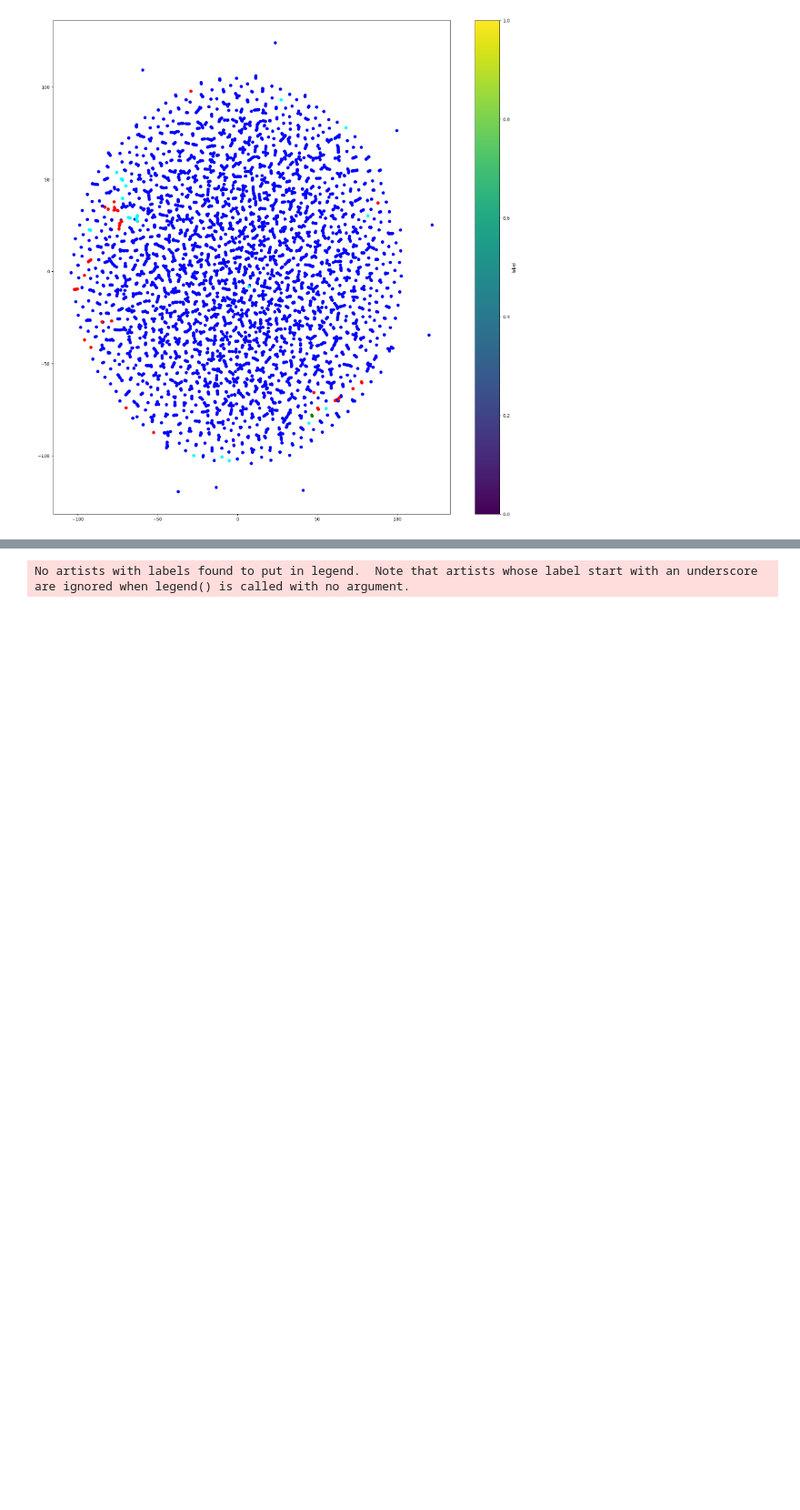
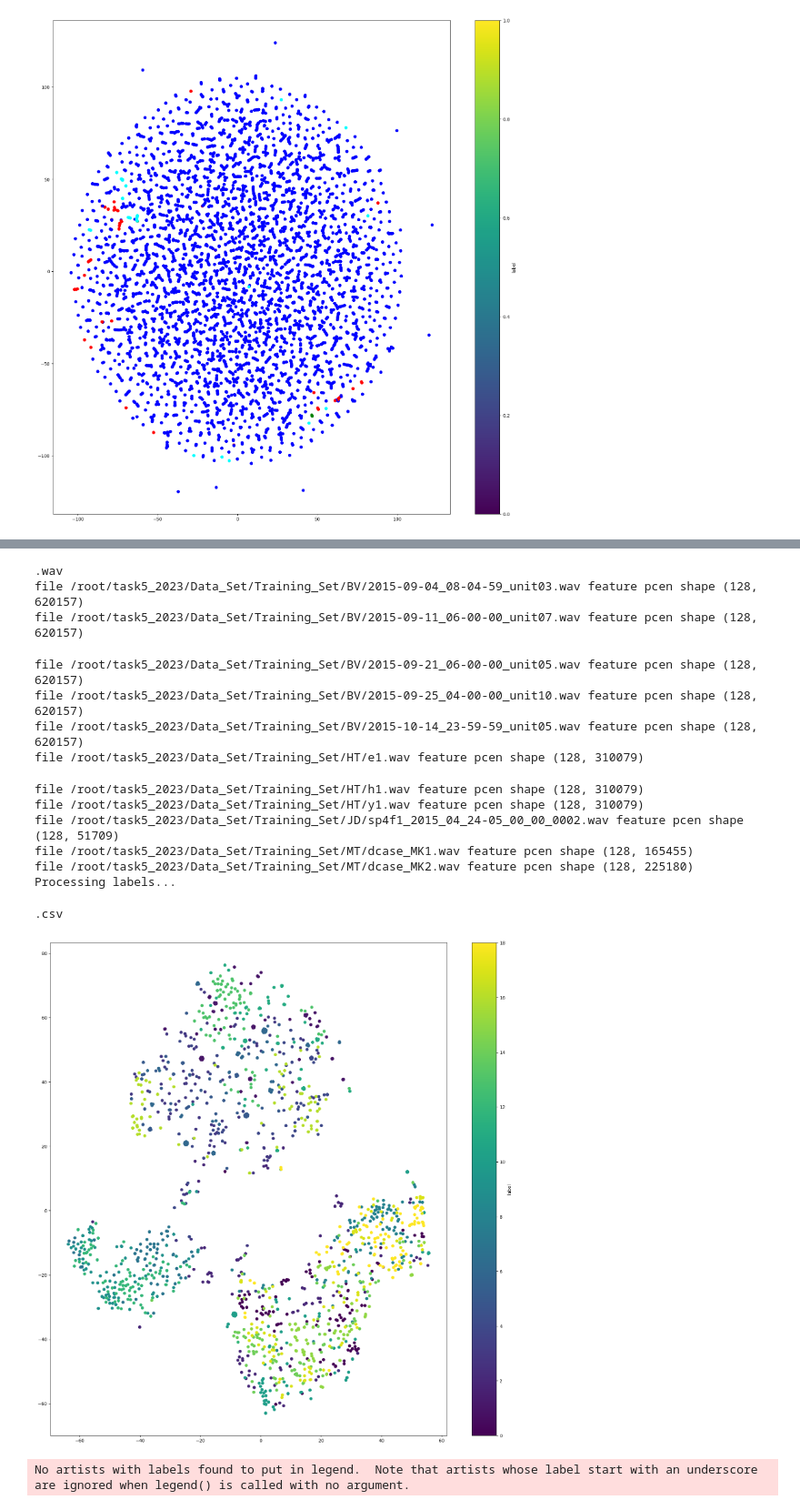
Before and after one commit to wty0511/MSc_Individual_Project, a Jupyter notebook: Untitled-1.ipynb, the cells around one changed output, grey strips where cells are left out. Shown at 91% size. Saved outputs shown, nothing was run; the diff lists cells and outputs as text; code cells hidden in the pictures; blank space fills up the shorter version.

```diff
--- a/Untitled-1.ipynb
+++ b/Untitled-1.ipynb
@@ -220,0 +262,45 @@ NameError: name 'data' is not defined
+# %%
+from src.utils.class_dataset import *
+from src.models.MAML import *
+from sklearn.manifold import TSNE
+import matplotlib.pyplot as plt
+
+
+if not GlobalHydra().is_initialized():
+    initialize(config_path="./")
+
+cfg = compose(config_name="config_maml.yaml")
+
+save_file = r"/root/task5_2023/Checkpoints/MAML_2way_5step_convclassifierfw_first_order/Model/best_model.pth"
+checkpoint = torch.load(save_file)
+model_state = checkpoint['state']
+config = checkpoint['config']
+
+train_dataset = ClassDataset(cfg, mode = 'train', same_class_in_different_file=True, debug= False)
+classes = train_dataset.classes
+classes = list(classes)
+feat = []
+labels = []
+for k, class_  in enumerate(classes):
+    for i in range(100):
+        data = train_dataset.__getitem__(class_)
+        model = MAML(cfg).to('cuda' if torch.cuda.is_available() else 'cpu')
+        model.load_state_dict(model_state)
+        model.eval()
+        embedding = model.feature_extractor.get_feature(data[0][1].unsqueeze(0).cuda()).squeeze().detach().cpu().numpy()
+        feat.append(embedding)
+
+        labels.append(k)
+
+
+tsne = TSNE(n_components=2, random_state=1)
+data_2d = tsne.fit_transform(feat)
+
+plt.figure(figsize=(20, 20))
+plt.scatter(data_2d[:, 0], data_2d[:, 1], c=labels, cmap='viridis')
+plt.colorbar(label='label')
+# plt.scatter(data_2d[-2, 0], data_2d[-2, 1], c='red', marker='x', s=200)
+# plt.scatter(data_2d[-1, 0], data_2d[-1, 1], c='blue', marker='x', s=200)
+
+plt.show()
+# %% [output]
@@ -221,3 +309,18 @@ NameError: name 'data' is not defined
+.wav
+file /root/task5_2023/Data_Set/Training_Set/BV/2015-09-04_08-04-59_unit03.wav feature pcen shape (128, 620157)
+file /root/task5_2023/Data_Set/Training_Set/BV/2015-09-11_06-00-00_unit07.wav feature pcen shape (128, 620157)
+file /root/task5_2023/Data_Set/Training_Set/BV/2015-09-21_06-00-00_unit05.wav feature pcen shape (128, 620157)
+file /root/task5_2023/Data_Set/Training_Set/BV/2015-09-25_04-00-00_unit10.wav feature pcen shape (128, 620157)
+file /root/task5_2023/Data_Set/Training_Set/BV/2015-10-14_23-59-59_unit05.wav feature pcen shape (128, 620157)
+file /root/task5_2023/Data_Set/Training_Set/HT/e1.wav feature pcen shape (128, 310079)
+file /root/task5_2023/Data_Set/Training_Set/HT/h1.wav feature pcen shape (128, 310079)
+file /root/task5_2023/Data_Set/Training_Set/HT/y1.wav feature pcen shape (128, 310079)
+file /root/task5_2023/Data_Set/Training_Set/JD/sp4f1_2015_04_24-05_00_00_0002.wav feature pcen shape (128, 51709)
+file /root/task5_2023/Data_Set/Training_Set/MT/dcase_MK1.wav feature pcen shape (128, 165455)
+file /root/task5_2023/Data_Set/Training_Set/MT/dcase_MK2.wav feature pcen shape (128, 225180)
+Processing labels...
+.csv
+[figure, added]
 # %%
 
 import os
```
Also changed, not shown: parts of 7 cells of this notebook, 30 other files.
